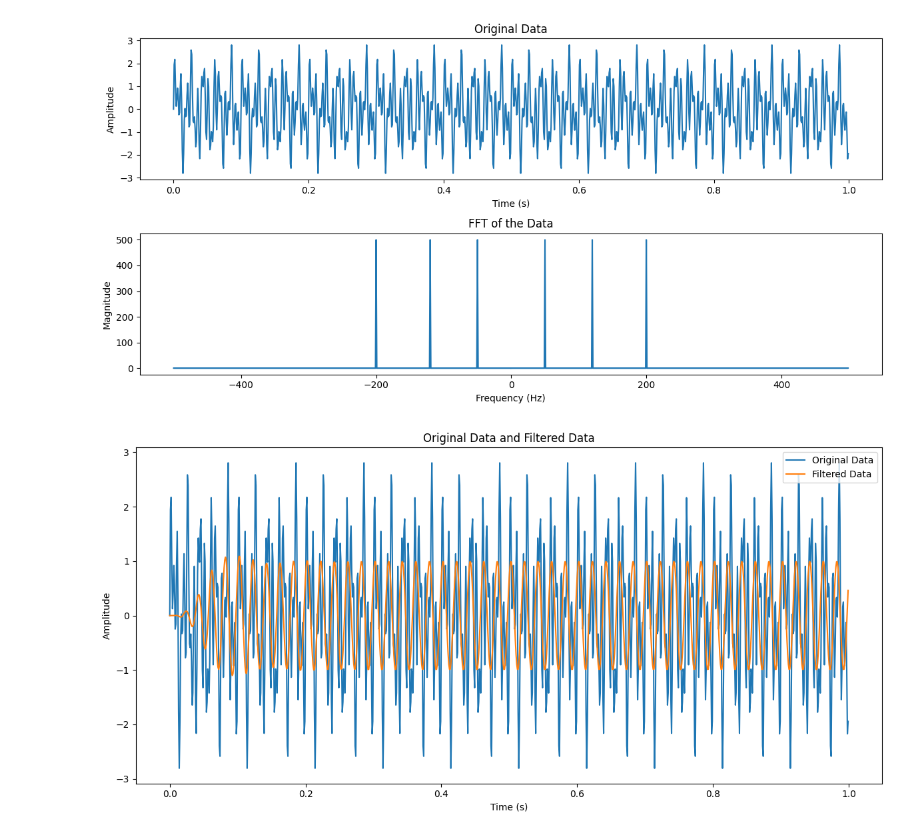
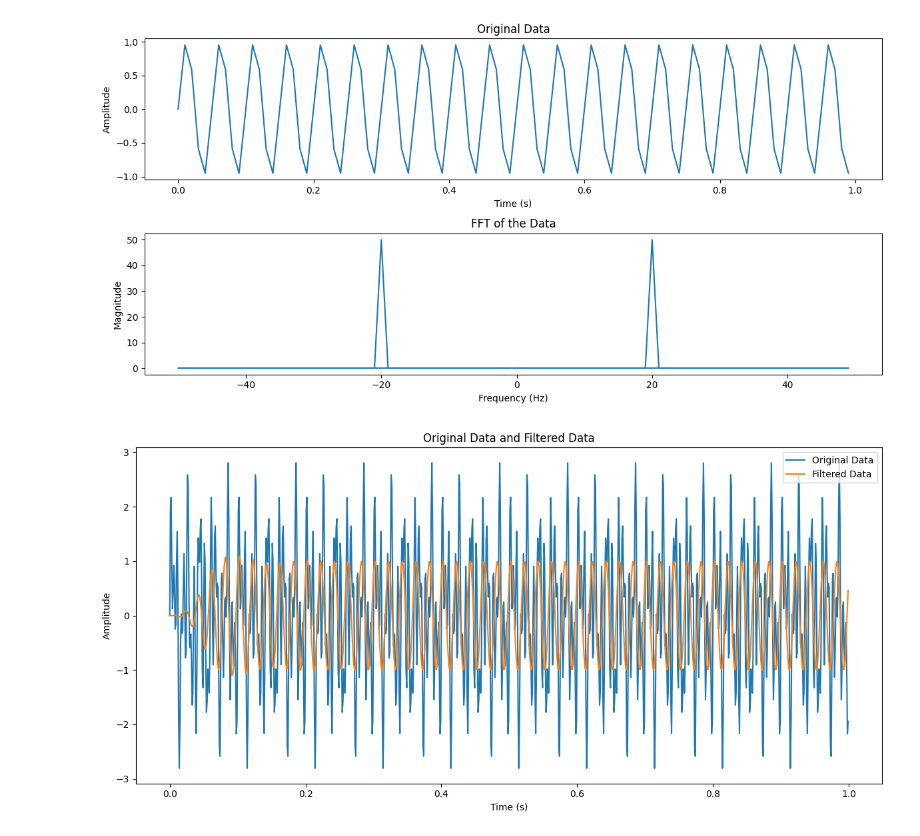
Before and after one commit to edwinleonil/fft_for_timeseries_data, a Jupyter notebook: fft_prototype.ipynb, the cells around one changed output. Cells and saved outputs as stored; diff of their text form; code cells hidden in the pictures.

```diff
--- a/fft_prototype.ipynb
+++ b/fft_prototype.ipynb
@@ -2,36 +2,36 @@
 import numpy as np
 import matplotlib.pyplot as plt
 from scipy.fftpack import fft, ifft
 from scipy.signal import butter, lfilter
 
 # Generate sample data: a combination of sinusoids at different frequencies
-fs = 1000  # Sampling frequency
+fs = 100  # Sampling frequency
 t = np.linspace(0, 1, fs, endpoint=False)  # Time vector
 frequencies = [50, 120, 200]  # Frequencies in Hz
 data = np.sum([np.sin(2 * np.pi * freq * t) for freq in frequencies], axis=0)
 
 # Perform FFT on the data
 fft_result = fft(data)
 n = len(fft_result)
-freq = np.fft.fftfreq(n, d=1/fs)  # Frequency bins
+freq = np.fft.fftfreq(n,1/fs)  # Frequency bins
 
 # Plot the original data and its FFT
 plt.figure(figsize=(12, 6))
 plt.subplot(2, 1, 1)
 plt.plot(t, data)
 plt.title('Original Data')
 plt.xlabel('Time (s)')
 plt.ylabel('Amplitude')
 
 plt.subplot(2, 1, 2)
 plt.plot(freq, np.abs(fft_result))
 plt.title('FFT of the Data')
 plt.xlabel('Frequency (Hz)')
 plt.ylabel('Magnitude')
 plt.tight_layout()
 plt.show()
 # %% [output]
-[figure, old version]
+[figure, new version]
 # %%
 
 # Define a bandpass filter function using a butterworth filter
```
